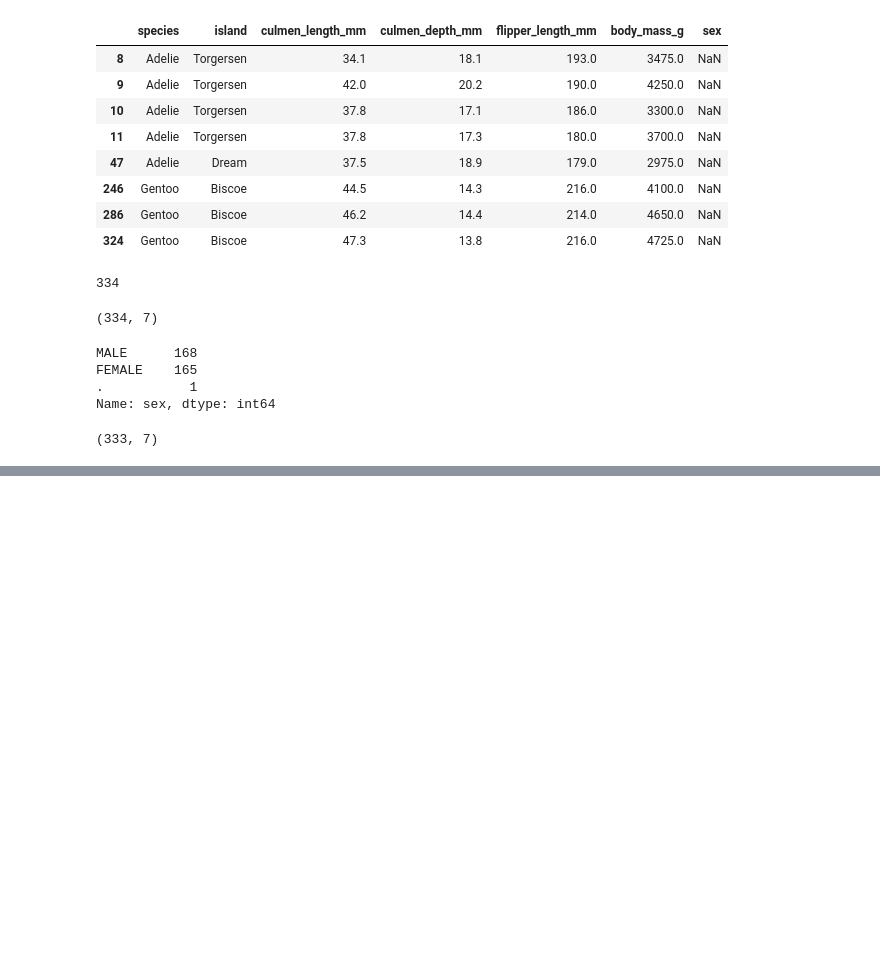
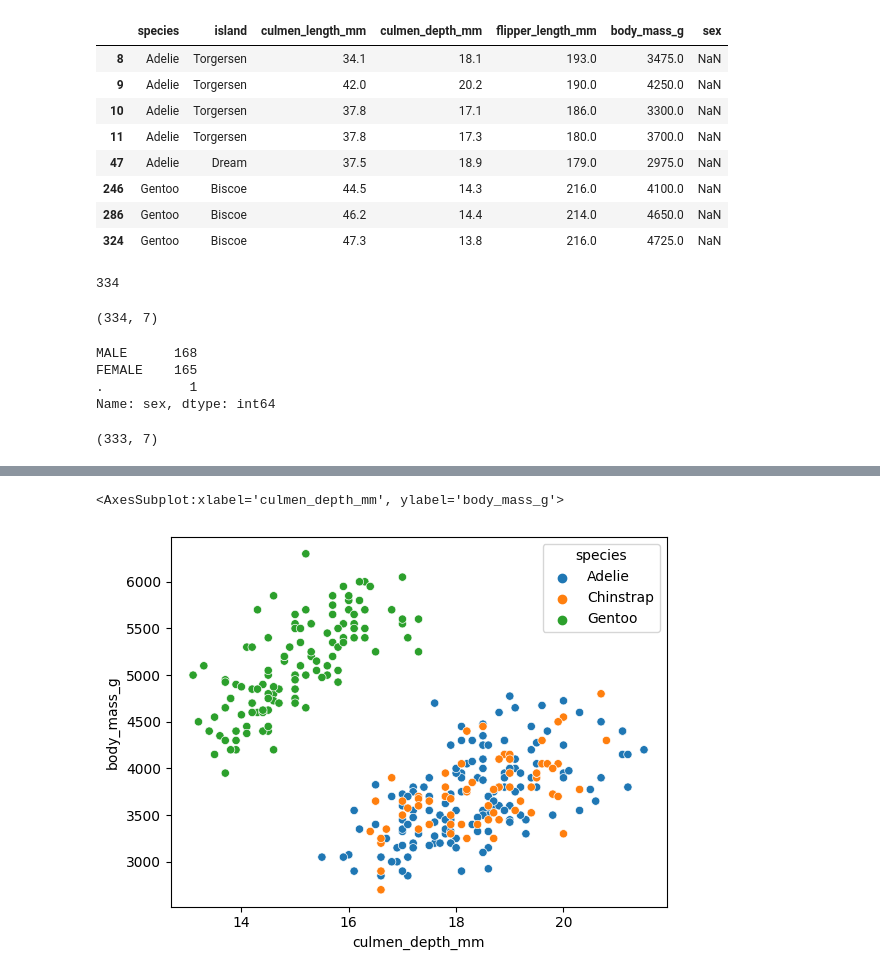
Before and after one commit to emonteiro27/data-palmer-penguin, a Jupyter notebook: palmer-archipelago.ipynb, the cells around one changed output, grey strips where cells are left out. Drawn from its saved outputs; the diff is of its cells as text; code cells hidden in the pictures; blank space fills up the shorter version.

```diff
--- a/palmer-archipelago.ipynb
+++ b/palmer-archipelago.ipynb
@@ -200,0 +206,5 @@ sns.pairplot(df, hue='species')
+# %%
+sns.scatterplot(data=df, x='culmen_depth_mm', y='body_mass_g', hue='species')
+# %% [output]
+<AxesSubplot:xlabel='culmen_depth_mm', ylabel='body_mass_g'>
+[figure, added]
```
Also changed, not shown: parts of 11 cells of this notebook.
